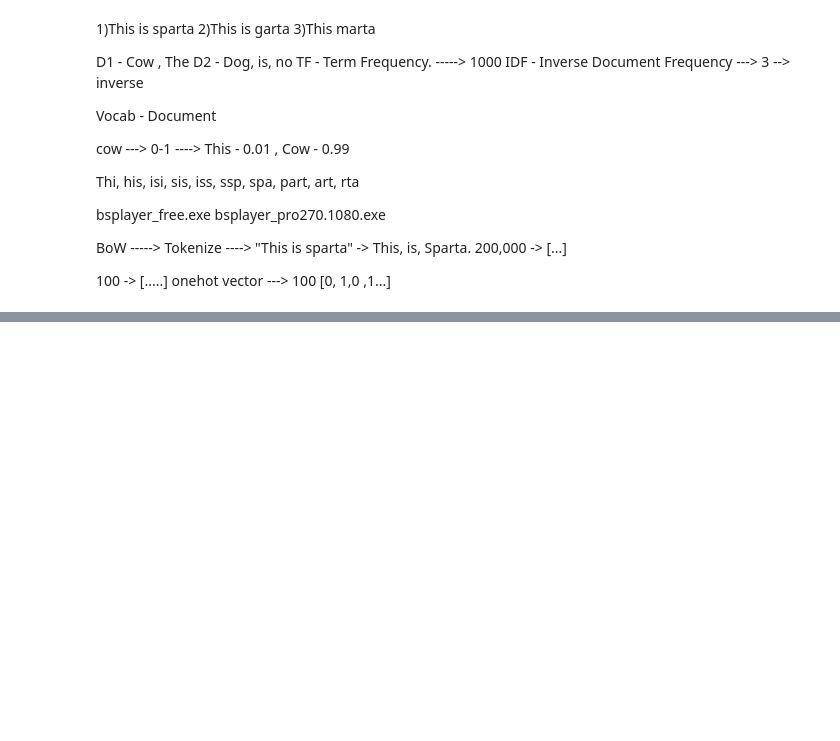
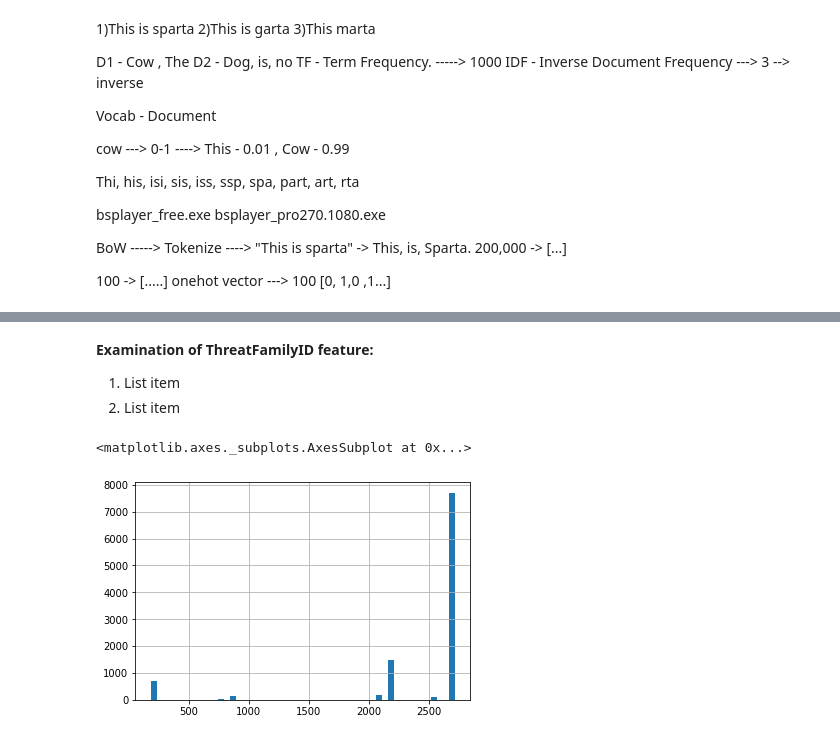
Before and after one commit to NitCoh/TextAnalysisForBigData, a Jupyter notebook: Big_Data_Analysis_for_Cyber_Security_Text_Analysis.ipynb, the cells around one changed output, grey strips where cells are left out. Drawn from its saved outputs; the diff is of its cells as text; code cells hidden in the pictures; blank space fills up the shorter version.

```diff
--- a/Big_Data_Analysis_for_Cyber_Security_Text_Analysis.ipynb
+++ b/Big_Data_Analysis_for_Cyber_Security_Text_Analysis.ipynb
@@ -573,3 +612,13 @@ Based of train+test : Number of clean files: 3069 , Number of malicious files: 1
 -------------------------------------------
 Counted labeled examples in train : 60870
 Counted labeled examples in test : 15218
+# %% [markdown]
+**Examination of ThreatFamilyID feature:**
+
+1.   List item
+2.   List item
+# %%
+train_df_clean.ThreatFamilyID.hist(bins=50)
+# %% [output]
+<matplotlib.axes._subplots.AxesSubplot at 0x...>
+[figure, added]
```
Also changed, not shown: parts of 25 cells of this notebook.
